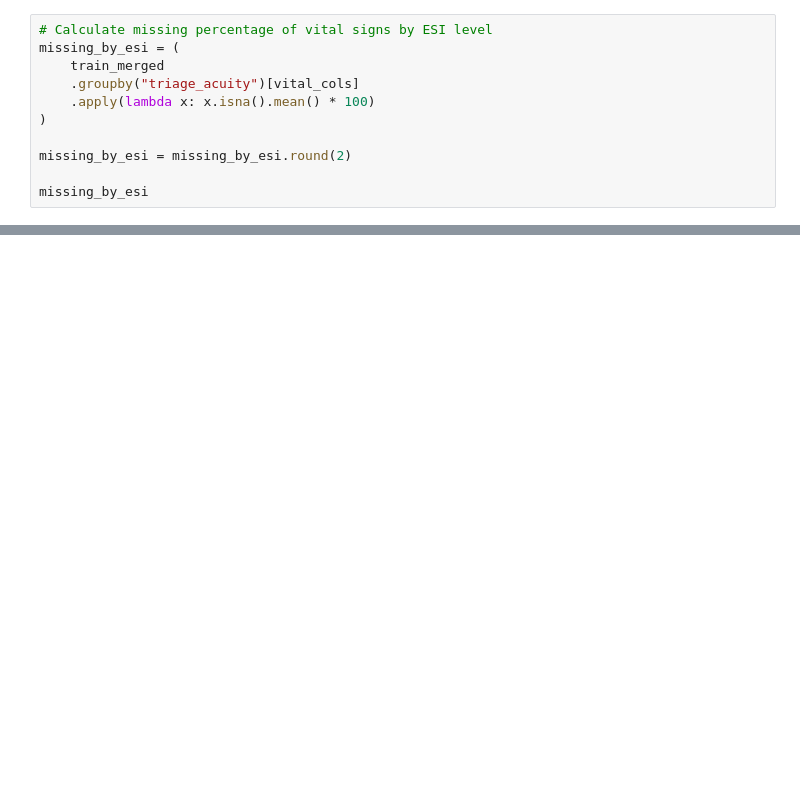
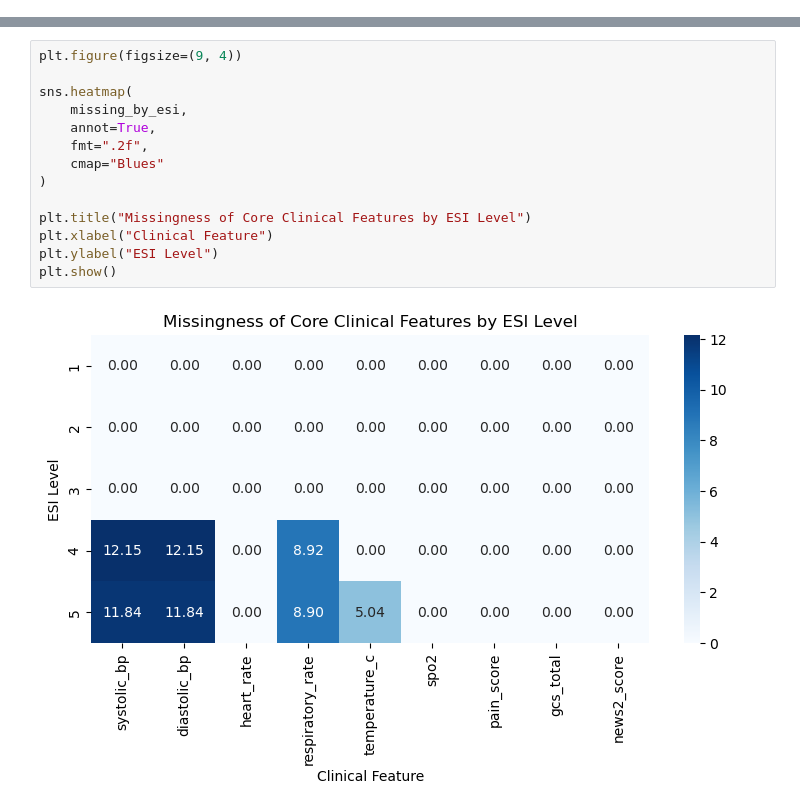
Before and after one commit to linda1l/Triagegeist, a Jupyter notebook: Triagegeist.ipynb, the cells around one changed output, grey strips where cells are left out. Saved outputs shown, nothing was run; the diff lists cells and outputs as text; blank space fills up the shorter version.

```diff
--- a/Triagegeist.ipynb
+++ b/Triagegeist.ipynb
@@ -654,11 +0,0 @@ vital_cols
-# %%
-# Calculate missing percentage of vital signs by ESI level
-missing_by_esi = (
-    train_merged
-    .groupby("triage_acuity")[vital_cols]
-    .apply(lambda x: x.isna().mean() * 100)
-)
-
-missing_by_esi = missing_by_esi.round(2)
-
-missing_by_esi
@@ -1032,0 +478,16 @@ train_merged["severe_pain"] = train_merged["pain_score_clean"] >= 7
+# %%
+plt.figure(figsize=(9, 4))
+
+sns.heatmap(
+    missing_by_esi,
+    annot=True,
+    fmt=".2f",
+    cmap="Blues"
+)
+
+plt.title("Missingness of Core Clinical Features by ESI Level")
+plt.xlabel("Clinical Feature")
+plt.ylabel("ESI Level")
+plt.show()
+# %% [output]
+[figure, added]
```
Also changed, not shown: parts of 163 cells of this notebook.
